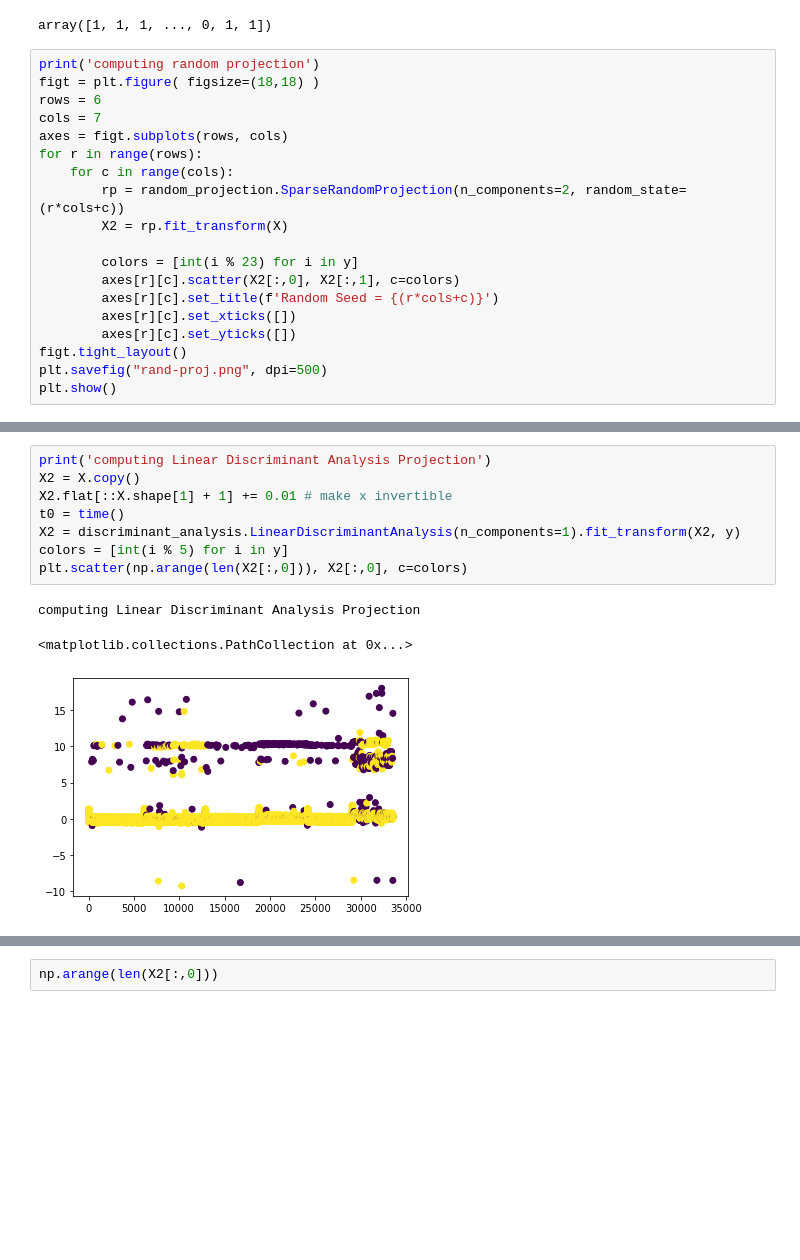
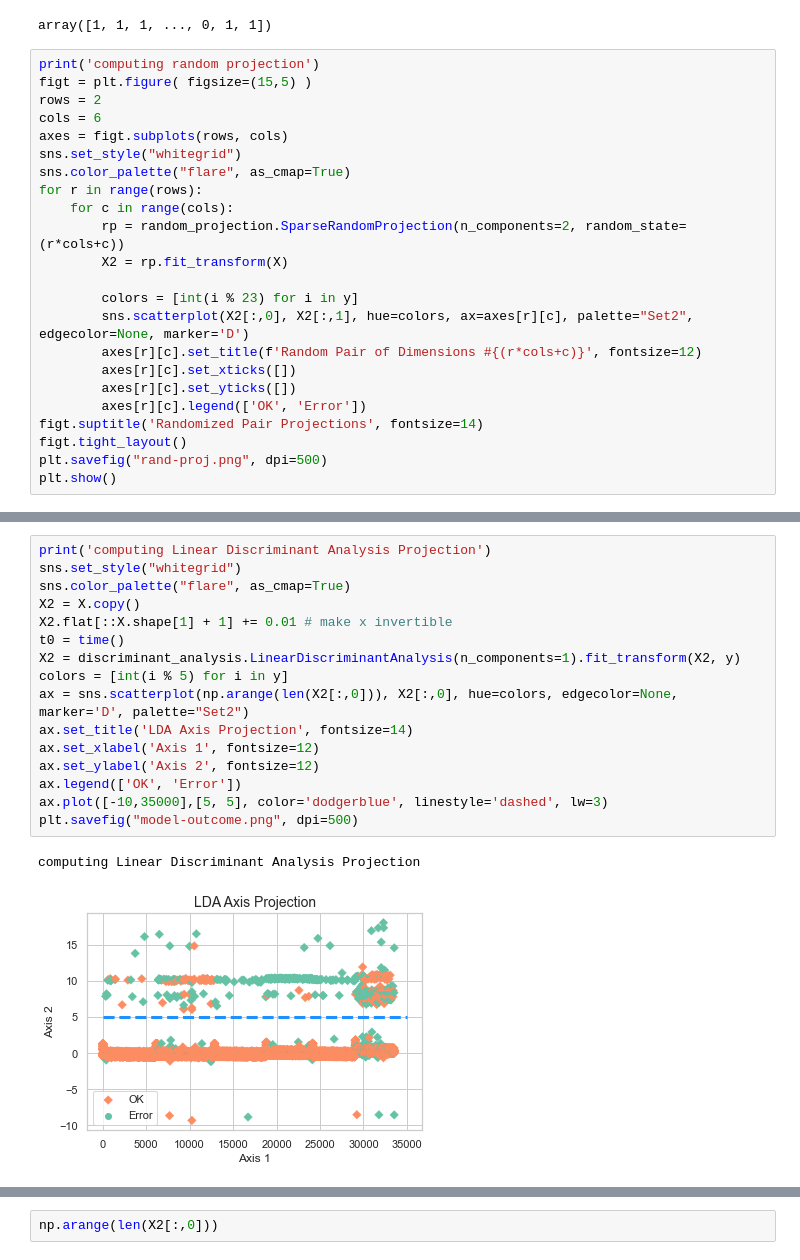
Before and after one commit to the-other-mariana/star-network, a Jupyter notebook: misc/data-analysis/analysis.ipynb, the cells around one changed output, grey strips where cells are left out. Cells and saved outputs as stored; diff of their text form; blank space fills up the shorter version.

```diff
--- a/misc/data-analysis/analysis.ipynb
+++ b/misc/data-analysis/analysis.ipynb
@@ -184,20 +193,24 @@ y
 array([1, 1, 1, ..., 0, 1, 1])
 # %%
 print('computing random projection')
-figt = plt.figure( figsize=(18,18) )
-rows = 6
-cols = 7
+figt = plt.figure( figsize=(15,5) )
+rows = 2
+cols = 6
 axes = figt.subplots(rows, cols)
+sns.set_style("whitegrid")
+sns.color_palette("flare", as_cmap=True)
 for r in range(rows):
     for c in range(cols):
         rp = random_projection.SparseRandomProjection(n_components=2, random_state=(r*cols+c))
         X2 = rp.fit_transform(X)
 
         colors = [int(i % 23) for i in y]
-        axes[r][c].scatter(X2[:,0], X2[:,1], c=colors)
-        axes[r][c].set_title(f'Random Seed = {(r*cols+c)}')
+        sns.scatterplot(X2[:,0], X2[:,1], hue=colors, ax=axes[r][c], palette="Set2", edgecolor=None, marker='D')
+        axes[r][c].set_title(f'Random Pair of Dimensions #{(r*cols+c)}', fontsize=12)
         axes[r][c].set_xticks([])
         axes[r][c].set_yticks([])
+        axes[r][c].legend(['OK', 'Error'])
+figt.suptitle('Randomized Pair Projections', fontsize=14)
 figt.tight_layout()
 plt.savefig("rand-proj.png", dpi=500)
 plt.show()
@@ -207,12 +220,19 @@ computing random projection
 # %%
 print('computing Linear Discriminant Analysis Projection')
+sns.set_style("whitegrid")
+sns.color_palette("flare", as_cmap=True)
 X2 = X.copy()
 X2.flat[::X.shape[1] + 1] += 0.01 # make x invertible
 t0 = time()
 X2 = discriminant_analysis.LinearDiscriminantAnalysis(n_components=1).fit_transform(X2, y)
 colors = [int(i % 5) for i in y]
-plt.scatter(np.arange(len(X2[:,0])), X2[:,0], c=colors)
+ax = sns.scatterplot(np.arange(len(X2[:,0])), X2[:,0], hue=colors, edgecolor=None, marker='D', palette="Set2")
+ax.set_title('LDA Axis Projection', fontsize=14)
+ax.set_xlabel('Axis 1', fontsize=12)
+ax.set_ylabel('Axis 2', fontsize=12)
+ax.legend(['OK', 'Error'])
+ax.plot([-10,35000],[5, 5], color='dodgerblue', linestyle='dashed', lw=3)
+plt.savefig("model-outcome.png", dpi=500)
 # %% [output]
 computing Linear Discriminant Analysis Projection
-<matplotlib.collections.PathCollection at 0x...>
-[figure, old version]
+[figure, new version]
```
Also changed, not shown: parts of 5 cells of this notebook, 5 other files.
